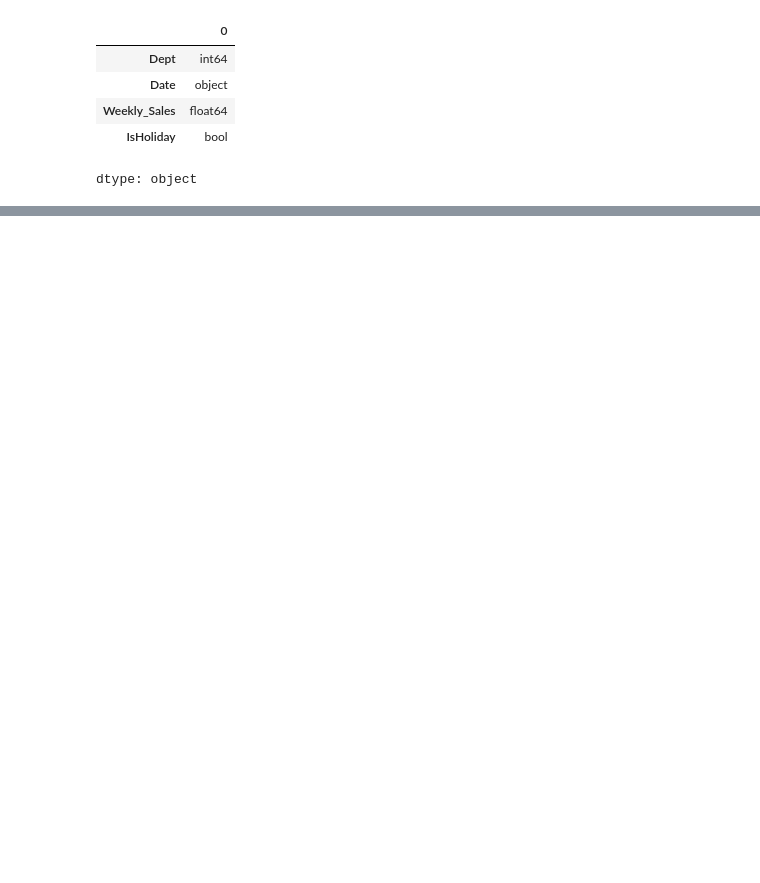
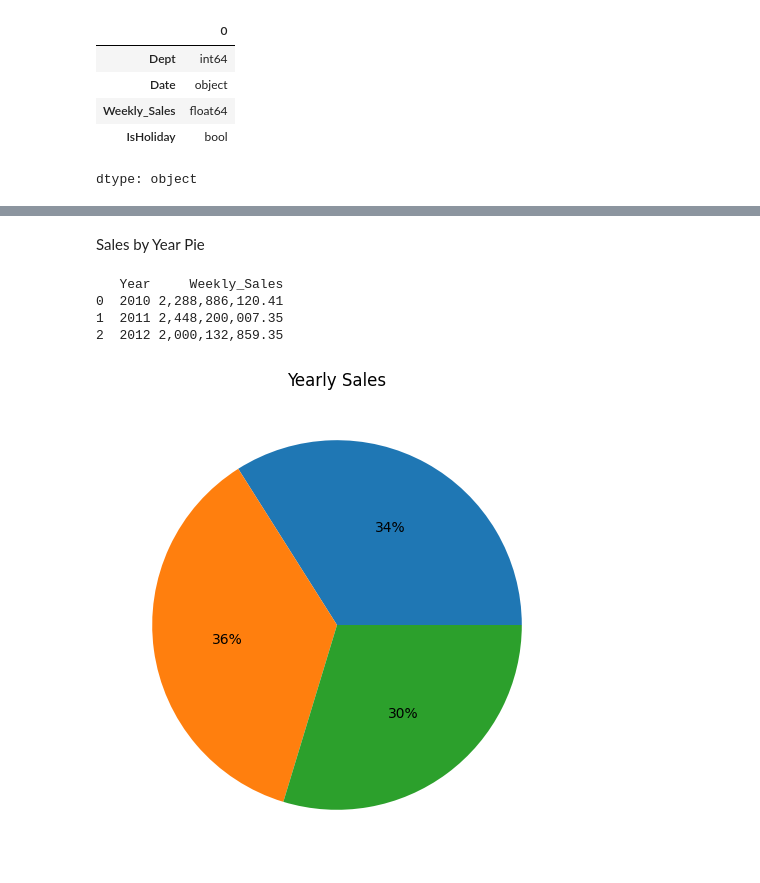
Before and after one commit to lawrencegoodwyn/2010Forecasting, a Jupyter notebook: 2010forecasting.ipynb, the cells around one changed output, grey strips where cells are left out. Drawn from its saved outputs; the diff is of its cells as text; code cells hidden in the pictures; blank space fills up the shorter version.

```diff
--- a/2010forecasting.ipynb
+++ b/2010forecasting.ipynb
@@ -48,3 +39,11 @@ df.dtypes
 | Weekly_Sales | float64 |
 | IsHoliday | bool |
 dtype: object
+# %%
+df['Date'] = pd.to_datetime(df['Date'])
+# %%
+df['Month_year'] = df['Date'].dt.strftime('%B %Y')
+df['Month'] = df['Date'].dt.strftime('%B')
+df['Year'] = df['Date'].dt.strftime('%Y')
+
+pd.options.display.float_format =  '{:,}'.format
@@ -50,0 +60,21 @@ dtype: object
+# %% [markdown]
+Sales by Year Pie
+# %%
+
+
+year_sales = df.pivot_table(index='Year', values='Weekly_Sales', aggfunc='sum')
+year_sales = year_sales.reset_index()
+print(year_sales)
+y = year_sales['Weekly_Sales']
+
+#Create pie chrt
+plt.figure(figsize=(6, 6))
+plt.pie(y, autopct= '%.f%%')
+plt.title('Yearly Sales')
+plt.show()
+# %% [output]
+   Year     Weekly_Sales
+0  2010 2,288,886,120.41
+1  2011 2,448,200,007.35
+2  2012 2,000,132,859.35
+[figure, added]
```
Also changed, not shown: parts of 18 cells of this notebook.
